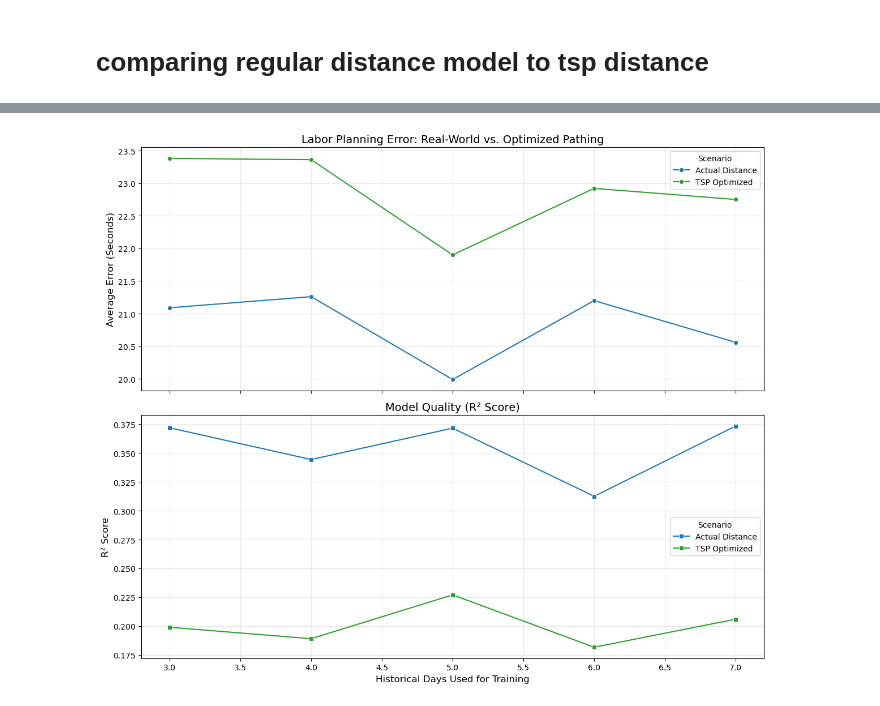
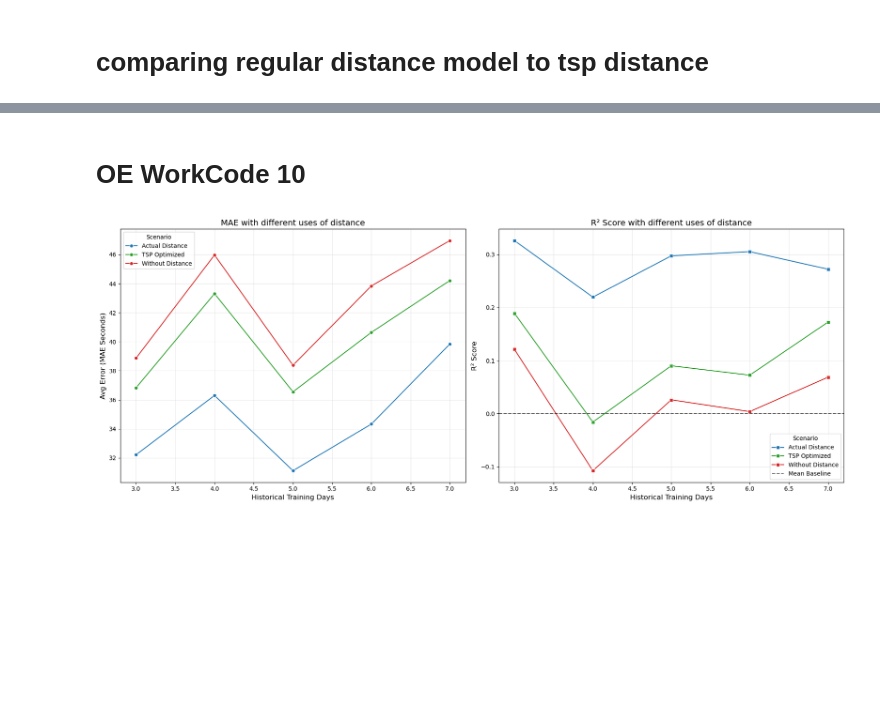
Before and after one commit to JiashenWangg/Lucas_Systems_Capstone_Project, a Jupyter notebook: Model_Betsy_Conan/diff_size_testing_xgboost.ipynb, the cells around one changed output, grey strips where cells are left out. Drawn from its saved outputs; the diff is of its cells as text; code cells hidden in the pictures; blank space fills up the shorter version.

```diff
--- a/Model_Betsy_Conan/diff_size_testing_xgboost.ipynb
+++ b/Model_Betsy_Conan/diff_size_testing_xgboost.ipynb
@@ -534,31 +775,0 @@ results_df
-# %%
-import matplotlib.pyplot as plt
-import seaborn as sns
-
-# Filter for OE WC 30
-plot_df = results_df[(results_df["Warehouse"] == 'OE') & (results_df["WorkCode"] == '30')].sort_values('Train_Days_Count')
-
-fig, (ax1, ax2) = plt.subplots(2, 1, figsize=(12, 10), sharex=True)
-
-# Color Map: Blue for reality, Green for the "Optimized" goal
-palette_map = {"Actual Distance": "tab:blue", "TSP Optimized": "tab:green"}
-
-# --- Subplot 1: MAE (Accuracy Window) ---
-sns.lineplot(data=plot_df, x='Train_Days_Count', y='MAE', hue='Scenario',
-             marker='o', ax=ax1, palette=palette_map, errorbar=None)
-ax1.set_title('Labor Planning Error: Real-World vs. Optimized Pathing', fontsize=14)
-ax1.set_ylabel('Average Error (Seconds)', fontsize=12)
-ax1.grid(True, alpha=0.3)
-
-# --- Subplot 2: R^2 (Predictive Power) ---
-sns.lineplot(data=plot_df, x='Train_Days_Count', y='R^2', hue='Scenario',
-             marker='s', ax=ax2, palette=palette_map, errorbar=None)
-ax2.set_title('Model Quality (R² Score)', fontsize=14)
-ax2.set_ylabel('R² Score', fontsize=12)
-ax2.set_xlabel('Historical Days Used for Training', fontsize=12)
-ax2.grid(True, alpha=0.3)
-
-plt.tight_layout()
-plt.show()
-# %% [output]
-[figure, removed]
@@ -564,0 +778,45 @@ plt.show()
+# %% [markdown]
+# OE WorkCode 10
+# %%
+import matplotlib.pyplot as plt
+import seaborn as sns
+
+# Filter for the specific warehouse/workcode
+plot_df = results_df[(results_df["Warehouse"] == 'OE') &
+                     (results_df["WorkCode"] == '10')].sort_values('Train_Days_Count')
+
+# Changed to (1, 2) for side-by-side layout and adjusted figsize (width=18, height=7)
+fig, (ax1, ax2) = plt.subplots(1, 2, figsize=(18, 7))
+
+# Define a consistent color scheme
+palette_map = {
+    "TSP Optimized": "tab:green",
+    "Actual Distance": "tab:blue",
+    "Without Distance": "tab:red"
+}
+
+# --- Subplot 1: MAE ---
+sns.lineplot(data=plot_df, x='Train_Days_Count', y='MAE', hue='Scenario',
+             marker='o', ax=ax1, palette=palette_map, errorbar=None)
+ax1.set_title('MAE with different uses of distance', fontsize=14)
+ax1.set_ylabel('Avg Error (MAE Seconds)', fontsize=12)
+ax1.set_xlabel('Historical Training Days', fontsize=12)
+ax1.grid(True, alpha=0.3)
+
+# --- Subplot 2: R^2 Score ---
+sns.lineplot(data=plot_df, x='Train_Days_Count', y='R^2', hue='Scenario',
+             marker='s', ax=ax2, palette=palette_map, errorbar=None)
+ax2.axhline(0, color='black', linestyle='--', alpha=0.6, label='Mean Baseline')
+ax2.set_title('R² Score with different uses of distance', fontsize=14)
+ax2.set_ylabel('R² Score', fontsize=12)
+ax2.set_xlabel('Historical Training Days', fontsize=12)
+ax2.grid(True, alpha=0.3)
+
+# Add clear legends for both
+ax1.legend(title='Scenario')
+ax2.legend(title='Scenario')
+
+plt.tight_layout()
+plt.show()
+# %% [output]
+[figure, added]
```
Also changed, not shown: parts of 15 cells of this notebook, 3 other files.
